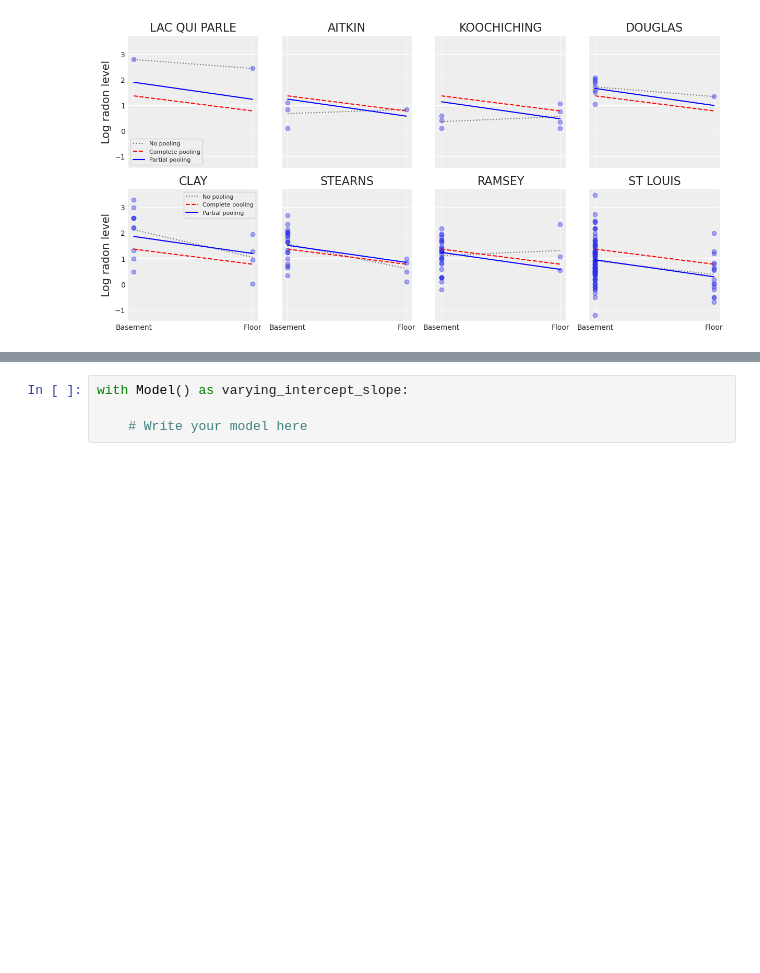
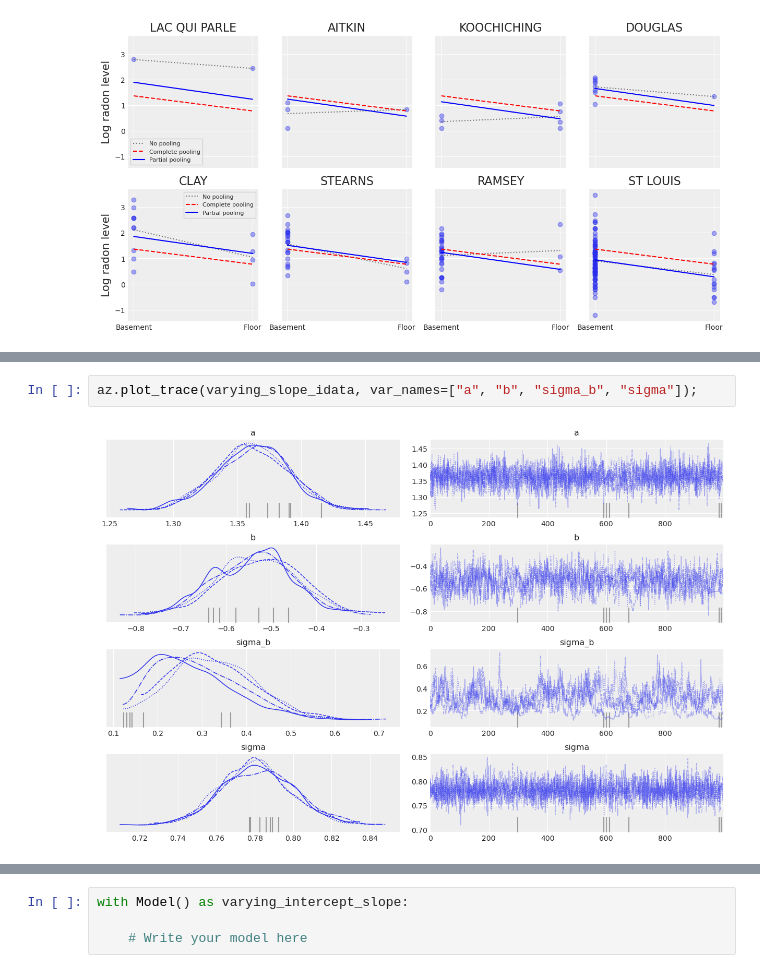
Before and after one commit to pymc-labs/roche-workshop, a Jupyter notebook: notebooks/Section2_Hierarchical_Models.ipynb, the cells around one changed output, grey strips where cells are left out. Drawn from its saved outputs; the diff is of its cells as text; blank space fills up the shorter version.

```diff
--- a/notebooks/Section2_Hierarchical_Models.ipynb
+++ b/notebooks/Section2_Hierarchical_Models.ipynb
@@ -632,0 +622,4 @@ plt.xlim(-0.2, 1.2);
+# %%
+az.plot_trace(varying_slope_idata, var_names=["a", "b", "sigma_b", "sigma"]);
+# %% [output]
+[figure, added]
```
Also changed, not shown: parts of 20 cells of this notebook.
